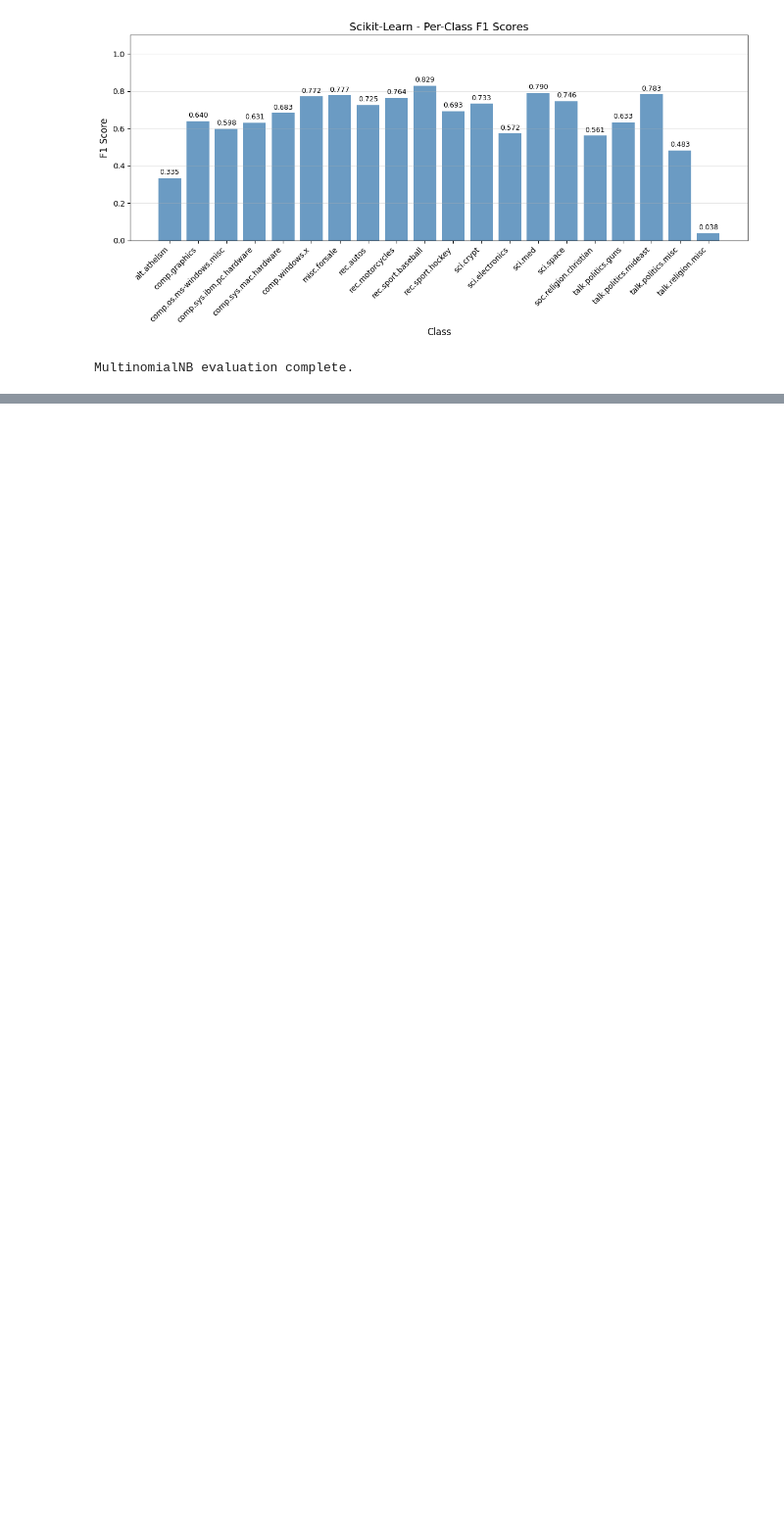
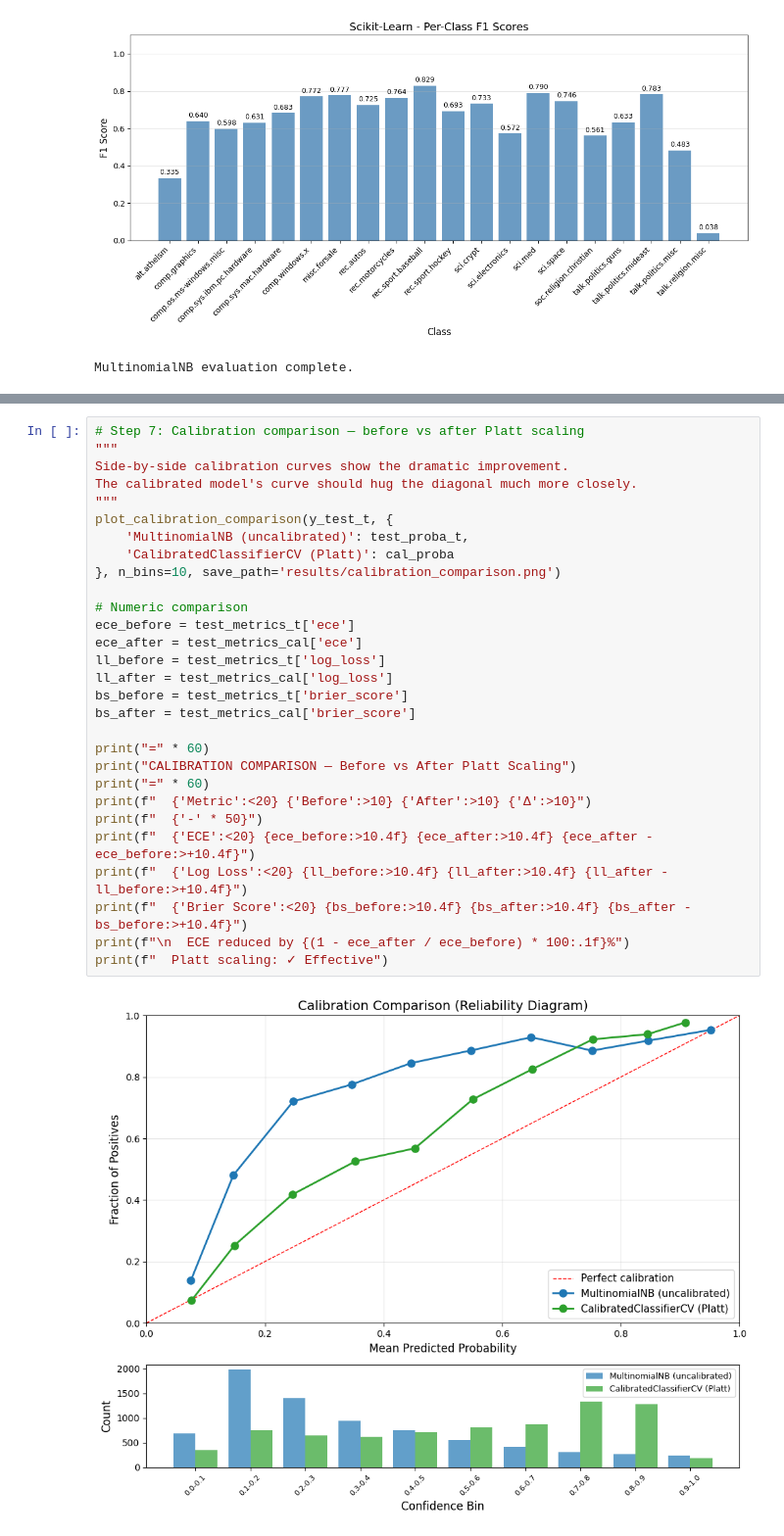
Before and after one commit to GoudyMT/ml-framework-comparison, a Jupyter notebook: Scikit-Learn/05-naive-bayes/pipeline.ipynb, the cells around one changed output, grey strips where cells are left out. Shown at 98% size. Saved outputs shown, nothing was run; the diff lists cells and outputs as text; blank space fills up the shorter version.

Commit message:
feat: Showcase - CalibratedClassifierCV, comparison, base results saved + summary

```diff
--- a/Scikit-Learn/05-naive-bayes/pipeline.ipynb
+++ b/Scikit-Learn/05-naive-bayes/pipeline.ipynb
@@ -222,0 +285,31 @@ MultinomialNB evaluation complete.
+# %%
+# Step 7: Calibration comparison — before vs after Platt scaling
+"""
+Side-by-side calibration curves show the dramatic improvement.
+The calibrated model's curve should hug the diagonal much more closely.
+"""
+plot_calibration_comparison(y_test_t, {
+    'MultinomialNB (uncalibrated)': test_proba_t,
+    'CalibratedClassifierCV (Platt)': cal_proba
+}, n_bins=10, save_path='results/calibration_comparison.png')
+
+# Numeric comparison
+ece_before = test_metrics_t['ece']
+ece_after = test_metrics_cal['ece']
+ll_before = test_metrics_t['log_loss']
+ll_after = test_metrics_cal['log_loss']
+bs_before = test_metrics_t['brier_score']
+bs_after = test_metrics_cal['brier_score']
+
+print("=" * 60)
+print("CALIBRATION COMPARISON — Before vs After Platt Scaling")
+print("=" * 60)
+print(f"  {'Metric':<20} {'Before':>10} {'After':>10} {'Δ':>10}")
+print(f"  {'-' * 50}")
+print(f"  {'ECE':<20} {ece_before:>10.4f} {ece_after:>10.4f} {ece_after - ece_before:>+10.4f}")
+print(f"  {'Log Loss':<20} {ll_before:>10.4f} {ll_after:>10.4f} {ll_after - ll_before:>+10.4f}")
+print(f"  {'Brier Score':<20} {bs_before:>10.4f} {bs_after:>10.4f} {bs_after - bs_before:>+10.4f}")
+print(f"\n  ECE reduced by {(1 - ece_after / ece_before) * 100:.1f}%")
+print(f"  Platt scaling: ✓ Effective")
+# %% [output]
+[figure, added]
```
Also changed, not shown: parts of 6 cells of this notebook, 2 other files.
